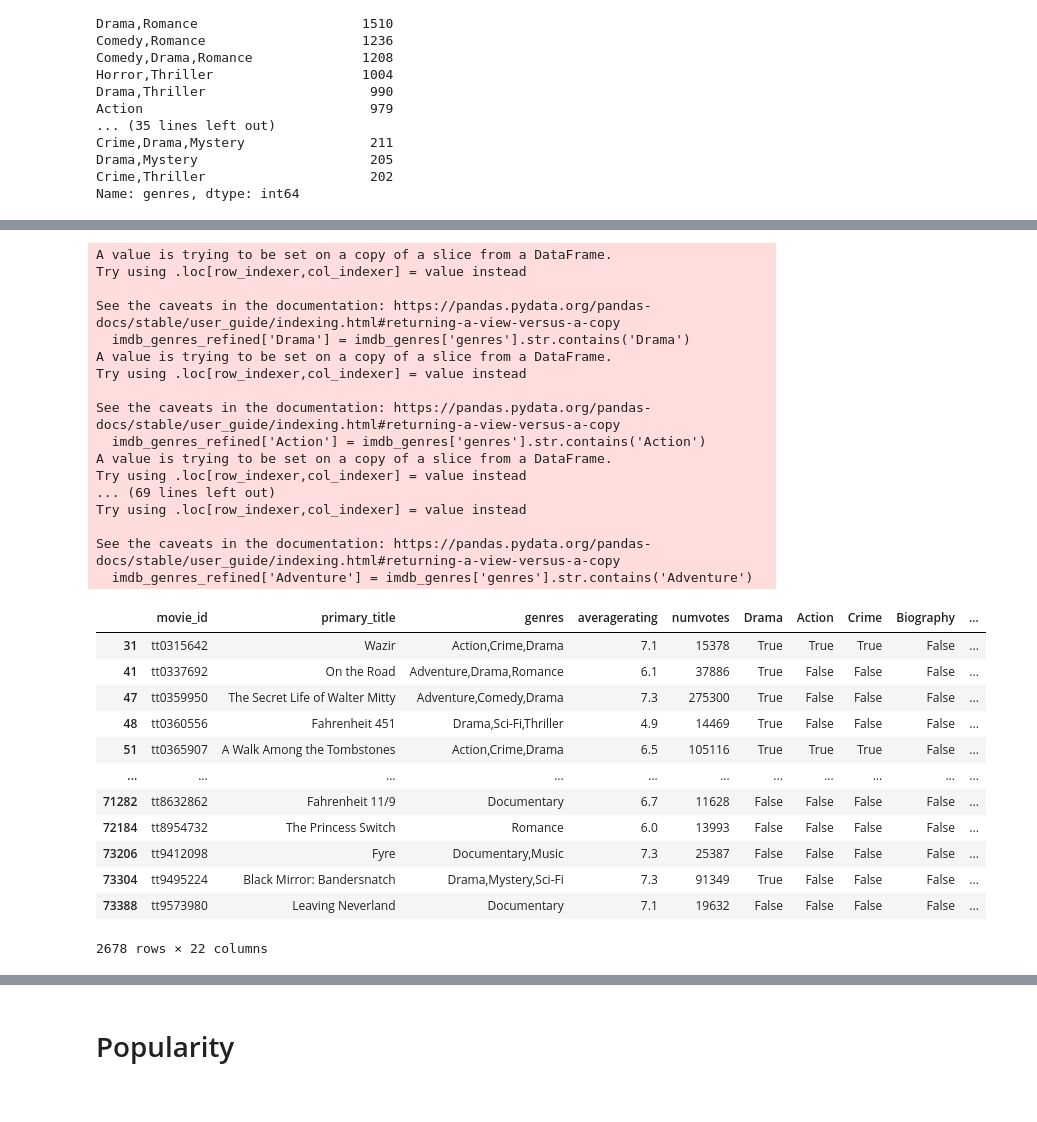
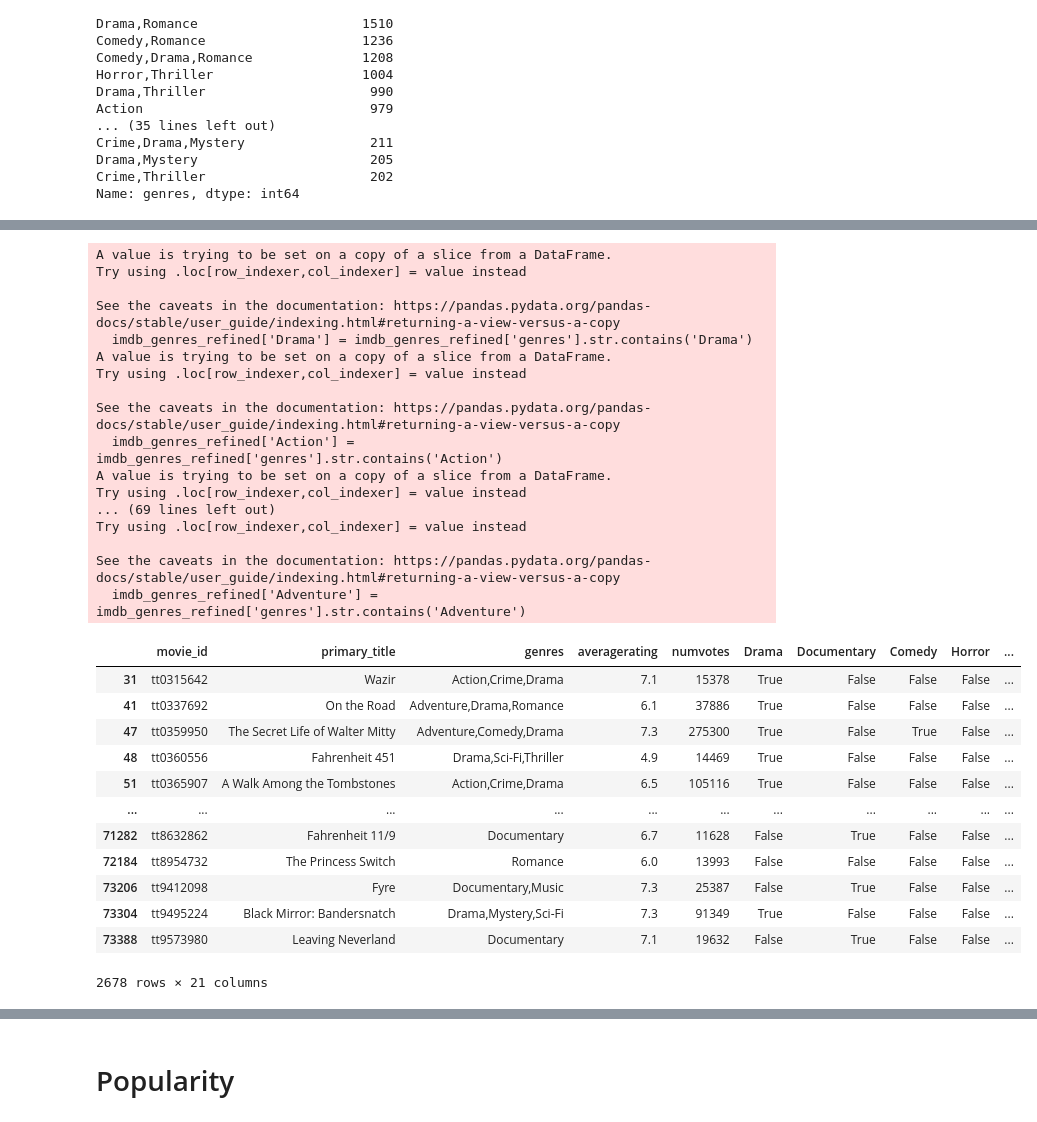
Before and after one commit to gcburgess/Xbox-to-Box-Office, a Jupyter notebook: TylersFolder/Important_Transformations_Graphs.ipynb, the cells around one changed output, grey strips where cells are left out. Drawn from its saved outputs; the diff is of its cells as text; code cells hidden in the pictures.

```diff
--- a/TylersFolder/Important_Transformations_Graphs.ipynb
+++ b/TylersFolder/Important_Transformations_Graphs.ipynb
@@ -254,52 +300,52 @@ Name: genres, dtype: int64
 # %%
 # makes it easiest to work with when the data is as tabular as possible
-imdb_genres_refined['Drama'] = imdb_genres['genres'].str.contains('Drama')
-imdb_genres_refined['Action'] = imdb_genres['genres'].str.contains('Action')
-imdb_genres_refined['Crime'] = imdb_genres['genres'].str.contains('Crime')
-imdb_genres_refined['Biography'] = imdb_genres['genres'].str.contains('Biography')
-imdb_genres_refined['Comedy'] = imdb_genres['genres'].str.contains('Comedy')
-imdb_genres_refined['Fantasy'] = imdb_genres['genres'].str.contains('Fantasy')
-imdb_genres_refined['Documentary'] = imdb_genres['genres'].str.contains('Documentary')
-imdb_genres_refined['Thriller'] = imdb_genres['genres'].str.contains('Thriller')
-imdb_genres_refined['Mystery'] = imdb_genres['genres'].str.contains('Mystery')
-imdb_genres_refined['Horror'] = imdb_genres['genres'].str.contains('Horror')
-imdb_genres_refined['Romance'] = imdb_genres['genres'].str.contains('Romance')
-imdb_genres_refined['Family'] = imdb_genres['genres'].str.contains('Family')
-imdb_genres_refined['History'] = imdb_genres['genres'].str.contains('History')
-imdb_genres_refined['Mystery'] = imdb_genres['genres'].str.contains('Mystery')
-imdb_genres_refined['Sci-Fi'] = imdb_genres['genres'].str.contains('Sci-Fi')
-imdb_genres_refined['Animation'] = imdb_genres['genres'].str.contains('Animation')
-imdb_genres_refined['Adventure'] = imdb_genres['genres'].str.contains('Adventure')
+imdb_genres_refined['Drama'] = imdb_genres_refined['genres'].str.contains('Drama')
+imdb_genres_refined['Action'] = imdb_genres_refined['genres'].str.contains('Action')
+imdb_genres_refined['Crime'] = imdb_genres_refined['genres'].str.contains('Crime')
+imdb_genres_refined['Biography'] = imdb_genres_refined['genres'].str.contains('Biography')
+imdb_genres_refined['Comedy'] = imdb_genres_refined['genres'].str.contains('Comedy')
+imdb_genres_refined['Fantasy'] = imdb_genres_refined['genres'].str.contains('Fantasy')
+imdb_genres_refined['Documentary'] = imdb_genres_refined['genres'].str.contains('Documentary')
+imdb_genres_refined['Thriller'] = imdb_genres_refined['genres'].str.contains('Thriller')
+imdb_genres_refined['Mystery'] = imdb_genres_refined['genres'].str.contains('Mystery')
+imdb_genres_refined['Horror'] = imdb_genres_refined['genres'].str.contains('Horror')
+imdb_genres_refined['Romance'] = imdb_genres_refined['genres'].str.contains('Romance')
+imdb_genres_refined['Family'] = imdb_genres_refined['genres'].str.contains('Family')
+imdb_genres_refined['History'] = imdb_genres_refined['genres'].str.contains('History')
+imdb_genres_refined['Mystery'] = imdb_genres_refined['genres'].str.contains('Mystery')
+imdb_genres_refined['Sci-Fi'] = imdb_genres_refined['genres'].str.contains('Sci-Fi')
+imdb_genres_refined['Animation'] = imdb_genres_refined['genres'].str.contains('Animation')
+imdb_genres_refined['Adventure'] = imdb_genres_refined['genres'].str.contains('Adventure')
 # This should be enough genres to cover our bases
 imdb_genres_refined
 # %% [output]
 A value is trying to be set on a copy of a slice from a DataFrame.
 Try using .loc[row_indexer,col_indexer] = value instead
 
 See the caveats in the documentation: https://pandas.pydata.org/pandas-docs/stable/user_guide/indexing.html#returning-a-view-versus-a-copy
-  imdb_genres_refined['Drama'] = imdb_genres['genres'].str.contains('Drama')
+  imdb_genres_refined['Drama'] = imdb_genres_refined['genres'].str.contains('Drama')
 A value is trying to be set on a copy of a slice from a DataFrame.
 Try using .loc[row_indexer,col_indexer] = value instead
 
 See the caveats in the documentation: https://pandas.pydata.org/pandas-docs/stable/user_guide/indexing.html#returning-a-view-versus-a-copy
-  imdb_genres_refined['Action'] = imdb_genres['genres'].str.contains('Action')
+  imdb_genres_refined['Action'] = imdb_genres_refined['genres'].str.contains('Action')
 A value is trying to be set on a copy of a slice from a DataFrame.
 Try using .loc[row_indexer,col_indexer] = value instead
 ... (69 lines left out)
 Try using .loc[row_indexer,col_indexer] = value instead
 
 See the caveats in the documentation: https://pandas.pydata.org/pandas-docs/stable/user_guide/indexing.html#returning-a-view-versus-a-copy
-  imdb_genres_refined['Adventure'] = imdb_genres['genres'].str.contains('Adventure')
+  imdb_genres_refined['Adventure'] = imdb_genres_refined['genres'].str.contains('Adventure')
-|  | movie_id | primary_title | genres | averagerating | numvotes | Drama | Action | Crime | Biography | ... |
-| 31 | tt0315642 | Wazir | Action,Crime,Drama | 7.1 | 15378 | True | True | True | False | ... |
+|  | movie_id | primary_title | genres | averagerating | numvotes | Drama | Documentary | Comedy | Horror | ... |
+| 31 | tt0315642 | Wazir | Action,Crime,Drama | 7.1 | 15378 | True | False | False | False | ... |
 | 41 | tt0337692 | On the Road | Adventure,Drama,Romance | 6.1 | 37886 | True | False | False | False | ... |
-| 47 | tt0359950 | The Secret Life of Walter Mitty | Adventure,Comedy,Drama | 7.3 | 275300 | True | False | False | False | ... |
+| 47 | tt0359950 | The Secret Life of Walter Mitty | Adventure,Comedy,Drama | 7.3 | 275300 | True | False | True | False | ... |
 | 48 | tt0360556 | Fahrenheit 451 | Drama,Sci-Fi,Thriller | 4.9 | 14469 | True | False | False | False | ... |
-| 51 | tt0365907 | A Walk Among the Tombstones | Action,Crime,Drama | 6.5 | 105116 | True | True | True | False | ... |
+| 51 | tt0365907 | A Walk Among the Tombstones | Action,Crime,Drama | 6.5 | 105116 | True | False | False | False | ... |
 | ... | ... | ... | ... | ... | ... | ... | ... | ... | ... | ... |
-| 71282 | tt8632862 | Fahrenheit 11/9 | Documentary | 6.7 | 11628 | False | False | False | False | ... |
+| 71282 | tt8632862 | Fahrenheit 11/9 | Documentary | 6.7 | 11628 | False | True | False | False | ... |
 | 72184 | tt8954732 | The Princess Switch | Romance | 6.0 | 13993 | False | False | False | False | ... |
-| 73206 | tt9412098 | Fyre | Documentary,Music | 7.3 | 25387 | False | False | False | False | ... |
+| 73206 | tt9412098 | Fyre | Documentary,Music | 7.3 | 25387 | False | True | False | False | ... |
 | 73304 | tt9495224 | Black Mirror: Bandersnatch | Drama,Mystery,Sci-Fi | 7.3 | 91349 | True | False | False | False | ... |
-| 73388 | tt9573980 | Leaving Neverland | Documentary | 7.1 | 19632 | False | False | False | False | ... |
+| 73388 | tt9573980 | Leaving Neverland | Documentary | 7.1 | 19632 | False | True | False | False | ... |
-2678 rows × 22 columns
+2678 rows × 21 columns
```
Also changed, not shown: parts of 34 cells of this notebook.
